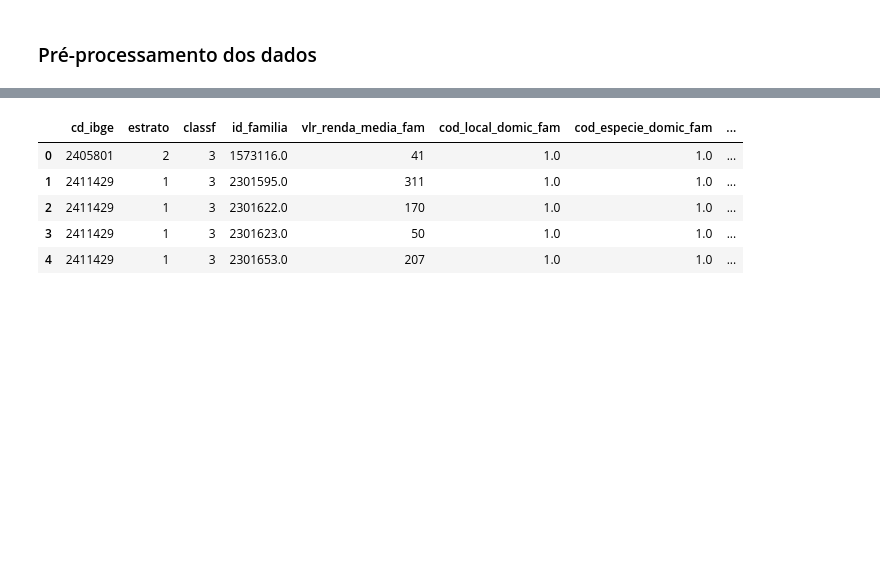
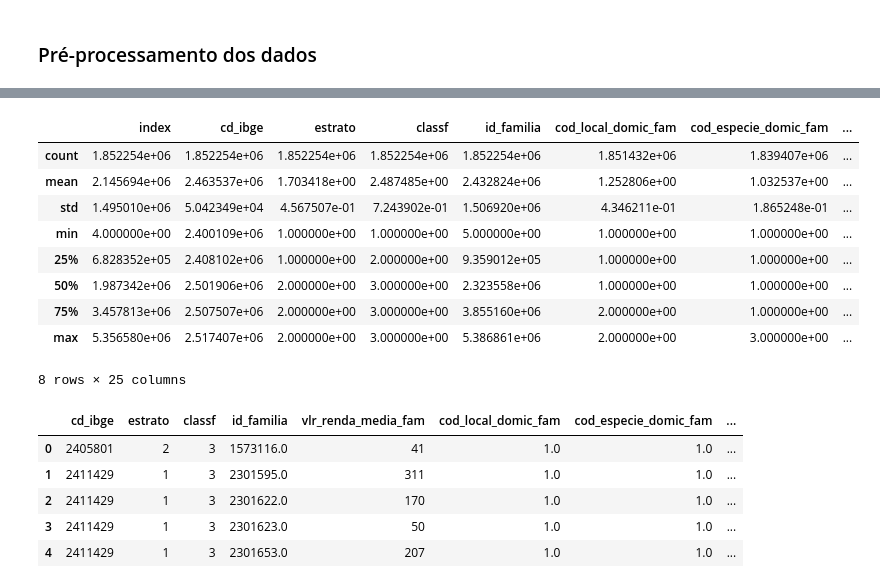
Before and after one commit to mariabandeira/AdministracaoPublica, a Jupyter notebook: CadUnico/RandomForest/TrainningKBests.ipynb, the cells around one changed output, grey strips where cells are left out. Saved outputs shown, nothing was run; the diff lists cells and outputs as text; code cells hidden in the pictures; blank space fills up the shorter version.

```diff
--- a/CadUnico/RandomForest/TrainningKBests.ipynb
+++ b/CadUnico/RandomForest/TrainningKBests.ipynb
@@ -14 +64,14 @@ from sklearn.metrics import make_scorer, accuracy_score
+# %%
+data.describe()
+# %% [output]
+|  | index | cd_ibge | estrato | classf | id_familia | cod_local_domic_fam | cod_especie_domic_fam | ... |
+| count | 1.852254e+06 | 1.852254e+06 | 1.852254e+06 | 1.852254e+06 | 1.852254e+06 | 1.851432e+06 | 1.839407e+06 | ... |
+| mean | 2.145694e+06 | 2.463537e+06 | 1.703418e+00 | 2.487485e+00 | 2.432824e+06 | 1.252806e+00 | 1.032537e+00 | ... |
+| std | 1.495010e+06 | 5.042349e+04 | 4.567507e-01 | 7.243902e-01 | 1.506920e+06 | 4.346211e-01 | 1.865248e-01 | ... |
+| min | 4.000000e+00 | 2.400109e+06 | 1.000000e+00 | 1.000000e+00 | 5.000000e+00 | 1.000000e+00 | 1.000000e+00 | ... |
+| 25% | 6.828352e+05 | 2.408102e+06 | 1.000000e+00 | 2.000000e+00 | 9.359012e+05 | 1.000000e+00 | 1.000000e+00 | ... |
+| 50% | 1.987342e+06 | 2.501906e+06 | 2.000000e+00 | 3.000000e+00 | 2.323558e+06 | 1.000000e+00 | 1.000000e+00 | ... |
+| 75% | 3.457813e+06 | 2.507507e+06 | 2.000000e+00 | 3.000000e+00 | 3.855160e+06 | 2.000000e+00 | 1.000000e+00 | ... |
+| max | 5.356580e+06 | 2.517407e+06 | 2.000000e+00 | 3.000000e+00 | 5.386861e+06 | 2.000000e+00 | 3.000000e+00 | ... |
+8 rows × 25 columns
 # %%
```
Also changed, not shown: parts of 19 cells of this notebook.
